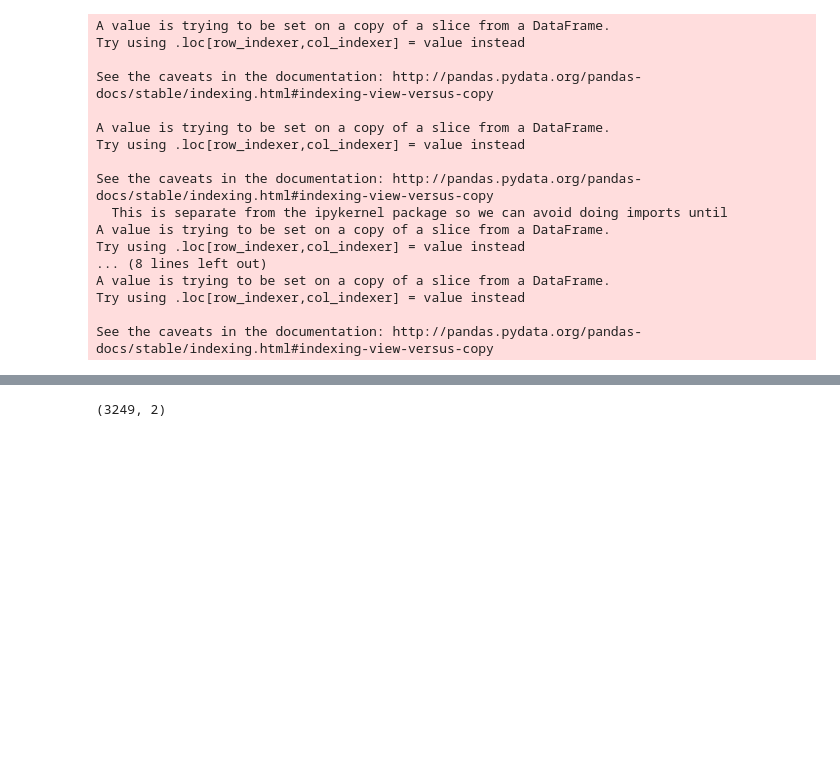
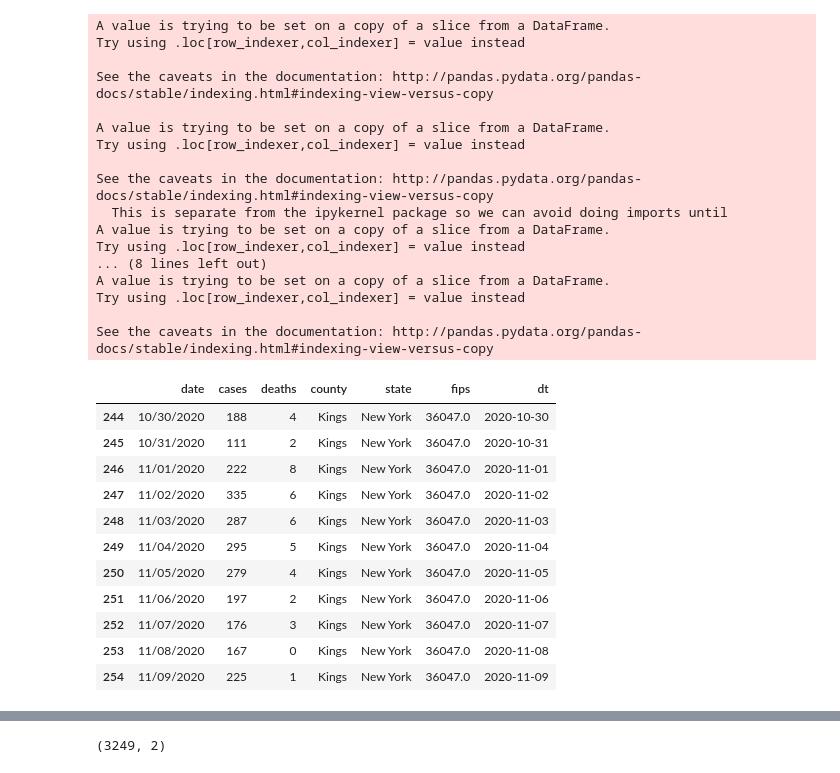
Before and after one commit to CenterForSpatialResearch/newpoliticsofcare_analysis, a Jupyter notebook: Community_Health_Workers_Proportional_Allocation.ipynb, the cells around one changed output, grey strips where cells are left out. Saved outputs shown, nothing was run; the diff lists cells and outputs as text; code cells hidden in the pictures; blank space fills up the shorter version.

```diff
--- a/Community_Health_Workers_Proportional_Allocation.ipynb
+++ b/Community_Health_Workers_Proportional_Allocation.ipynb
@@ -552,3 +552,25 @@ A value is trying to be set on a copy of a slice from a DataFrame.
 Try using .loc[row_indexer,col_indexer] = value instead
 
 See the caveats in the documentation: http://pandas.pydata.org/pandas-docs/stable/indexing.html#indexing-view-versus-copy
+# %%
+
+Kings_c = Kings[(Kings['dt']>date_N1_days_ago) & (Kings['dt']<= data_date_dt)].copy()
+Queens_c = Queens[(Queens['dt']>date_N1_days_ago) & (Queens['dt']<= data_date_dt)].copy()
+Bronx_c = Bronx[(Bronx['dt']>date_N1_days_ago) & (Bronx['dt']<= data_date_dt)].copy()
+Manhattan_c = Manhattan[(Manhattan['dt']>date_N1_days_ago) & (Manhattan['dt']<= data_date_dt)].copy()
+Richmond_c = Richmond[(Richmond['dt']>date_N1_days_ago) & (Richmond['dt']<= data_date_dt)].copy()
+# %%
+Kings_c.head(20)
+# %% [output]
+|  | date | cases | deaths | county | state | fips | dt |
+| 244 | 10/30/2020 | 188 | 4 | Kings | New York | 36047.0 | 2020-10-30 |
+| 245 | 10/31/2020 | 111 | 2 | Kings | New York | 36047.0 | 2020-10-31 |
+| 246 | 11/01/2020 | 222 | 8 | Kings | New York | 36047.0 | 2020-11-01 |
+| 247 | 11/02/2020 | 335 | 6 | Kings | New York | 36047.0 | 2020-11-02 |
+| 248 | 11/03/2020 | 287 | 6 | Kings | New York | 36047.0 | 2020-11-03 |
+| 249 | 11/04/2020 | 295 | 5 | Kings | New York | 36047.0 | 2020-11-04 |
+| 250 | 11/05/2020 | 279 | 4 | Kings | New York | 36047.0 | 2020-11-05 |
+| 251 | 11/06/2020 | 197 | 2 | Kings | New York | 36047.0 | 2020-11-06 |
+| 252 | 11/07/2020 | 176 | 3 | Kings | New York | 36047.0 | 2020-11-07 |
+| 253 | 11/08/2020 | 167 | 0 | Kings | New York | 36047.0 | 2020-11-08 |
+| 254 | 11/09/2020 | 225 | 1 | Kings | New York | 36047.0 | 2020-11-09 |
```
Also changed, not shown: parts of 29 cells of this notebook, 3 other files.
